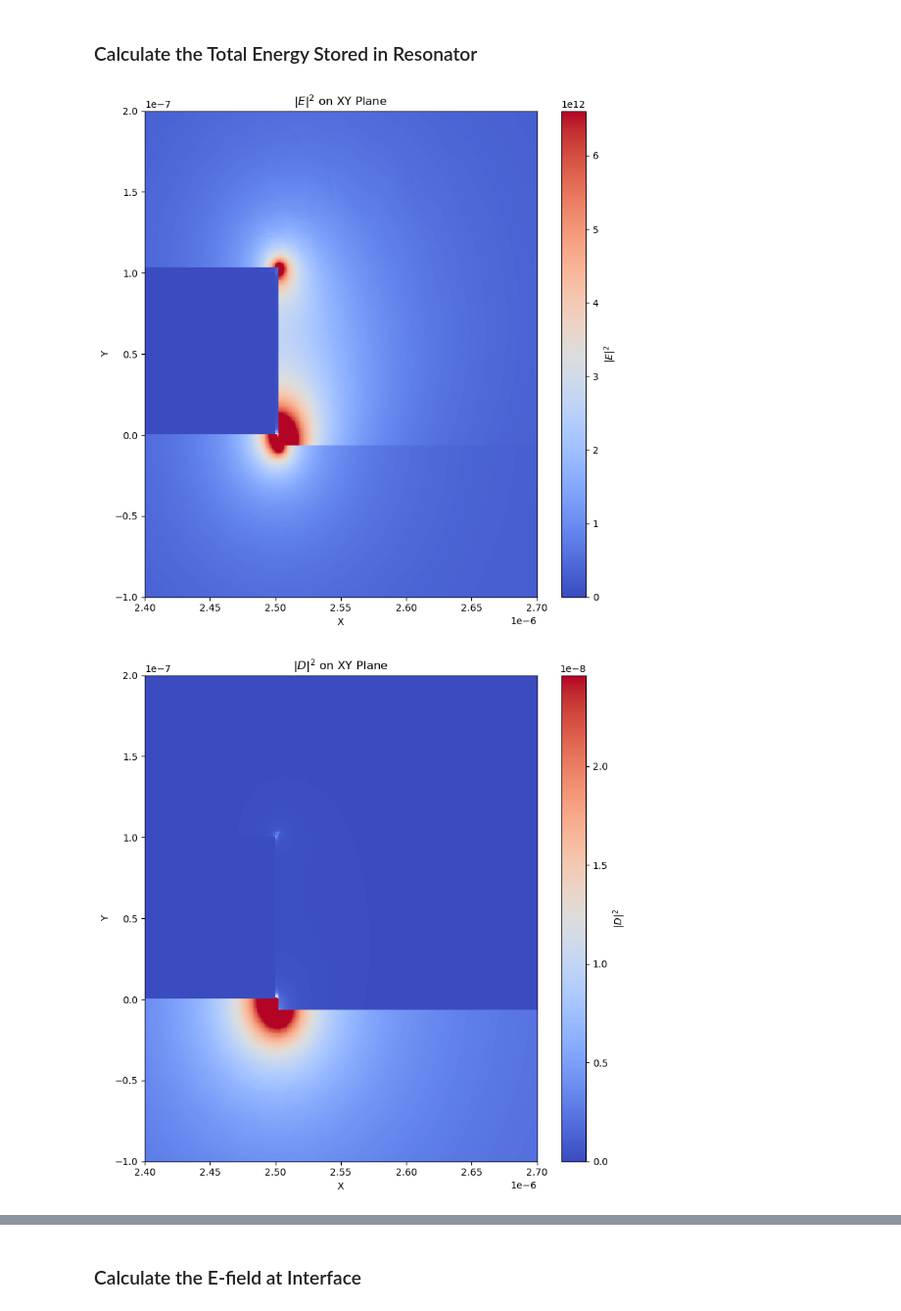
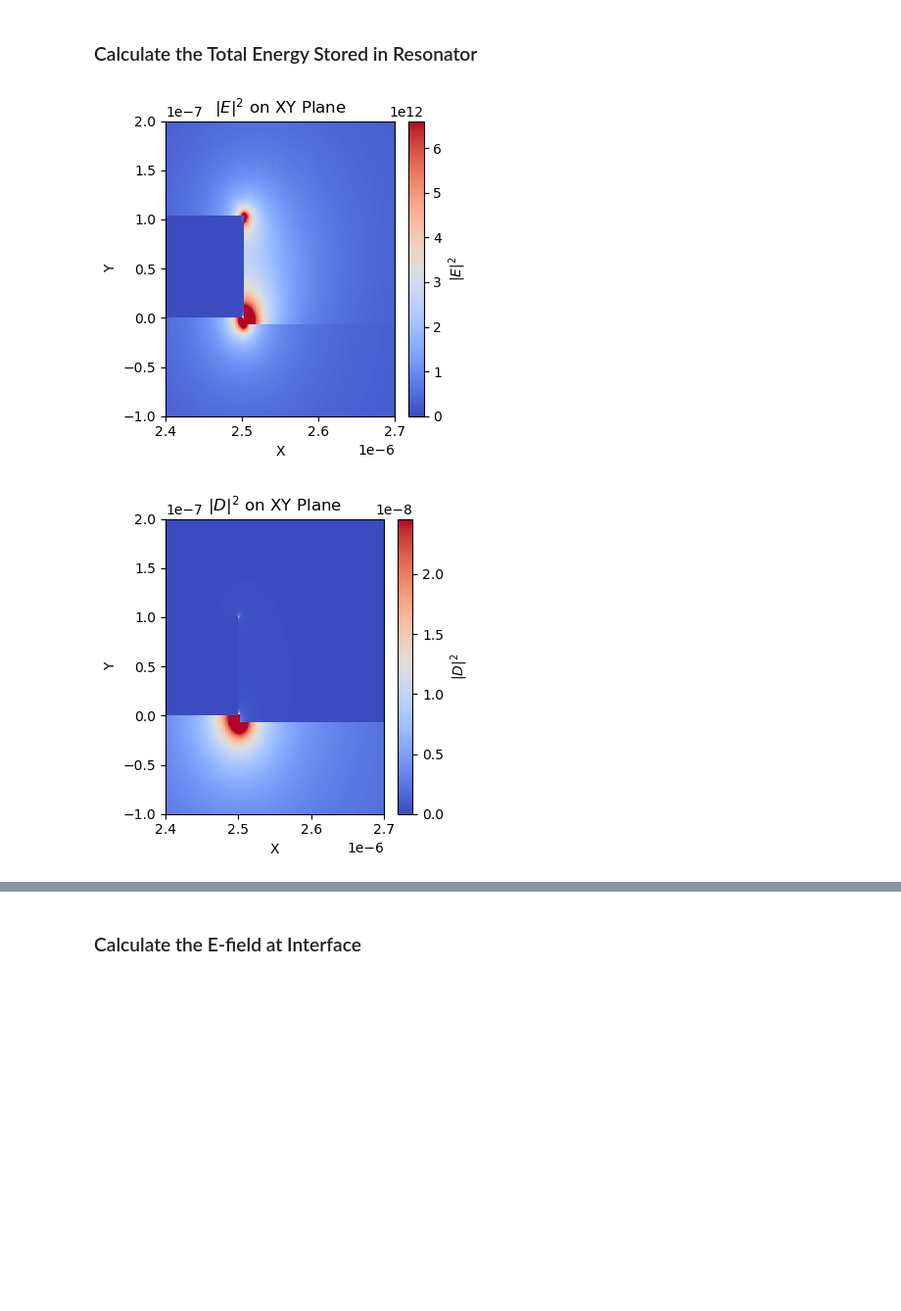
Before and after one commit to WeiRenSyong/Participation_Ratio_Calculation, a Jupyter notebook: Participation_Ratios_Calculation.ipynb, the cells around one changed output, grey strips where cells are left out. Shown: that part at 98% size. Drawn from its saved outputs; the diff is of its cells as text; code cells hidden in the pictures; blank space fills up the shorter version.

```diff
--- a/Participation_Ratios_Calculation.ipynb
+++ b/Participation_Ratios_Calculation.ipynb
@@ -57,7 +57,7 @@ vmin = 0
 vmax = np.nanpercentile(E2, 99.999)
 
 # Plot with 'coolwarm' colormap, where red represents stronger values and blue represents weaker values
-plt.figure(figsize=(8, 8))
+plt.figure(figsize=(4, 4))
 plt.pcolormesh(X, Y, E2, shading='auto', cmap='coolwarm', vmin=vmin, vmax=vmax)
 plt.xlabel('X')
 plt.ylabel('Y')
@@ -85,7 +85,7 @@ vmin = 0
 vmax = np.nanpercentile(D2, 99.999)
 
 # Plot with 'coolwarm' colormap, where red represents stronger values and blue represents weaker values
-plt.figure(figsize=(8, 8))
+plt.figure(figsize=(4, 4))
 plt.pcolormesh(X, Y, D2, shading='auto', cmap='coolwarm', vmin=vmin, vmax=vmax)
 plt.xlabel('X')
 plt.ylabel('Y')
@@ -103,33 +103,33 @@ plt.show()
 ######################
 # Create a 2D grid to hold the epsilon values (initialized to NaN)
 epsilon_0 = 8.85E-12 # in F/m
 # Calculate epsilon_r as 1D array
 epsilon_r = epsilon/ epsilon_0  # make sure epsilon_values is already calculated
 
 epsilon_r_grid = np.full((len(y_unique), len(x_unique)), np.nan)
 
 # Map (x, y) → epsilon values
 for xi, yi, eps_r_i in zip(x, y, epsilon_r):  # <- use the correct 1D array name
     i = y_index[yi]
     j = x_index[xi]
     epsilon_r_grid[i, j] = eps_r_i
 
 # Clip color scale
 vmin = 0
 vmax = np.nanpercentile(epsilon_r_grid, 99.999)
 
 # Plot
-plt.figure(figsize=(8, 8))
+plt.figure(figsize=(4, 4))
 plt.pcolormesh(X, Y, epsilon_r_grid, shading='auto', cmap='coolwarm', vmin=vmin, vmax=vmax)
 plt.xlabel('X')
 plt.ylabel('Y')
 plt.title(r'$\epsilon_r$ on XY Plane')
 plt.colorbar(label=r'$\epsilon_r$')
 plt.xlim([2.4E-6, 2.7E-6])
 plt.ylim([-0.1E-6, 0.2E-6])
 # plt.axis('equal')
 plt.tight_layout()
 plt.show()
 # %% [output]
-[figure, old version]
+[figure, new version]
-[figure, old version]
+[figure, new version]
```
Also changed, not shown: parts of 3 cells of this notebook.
